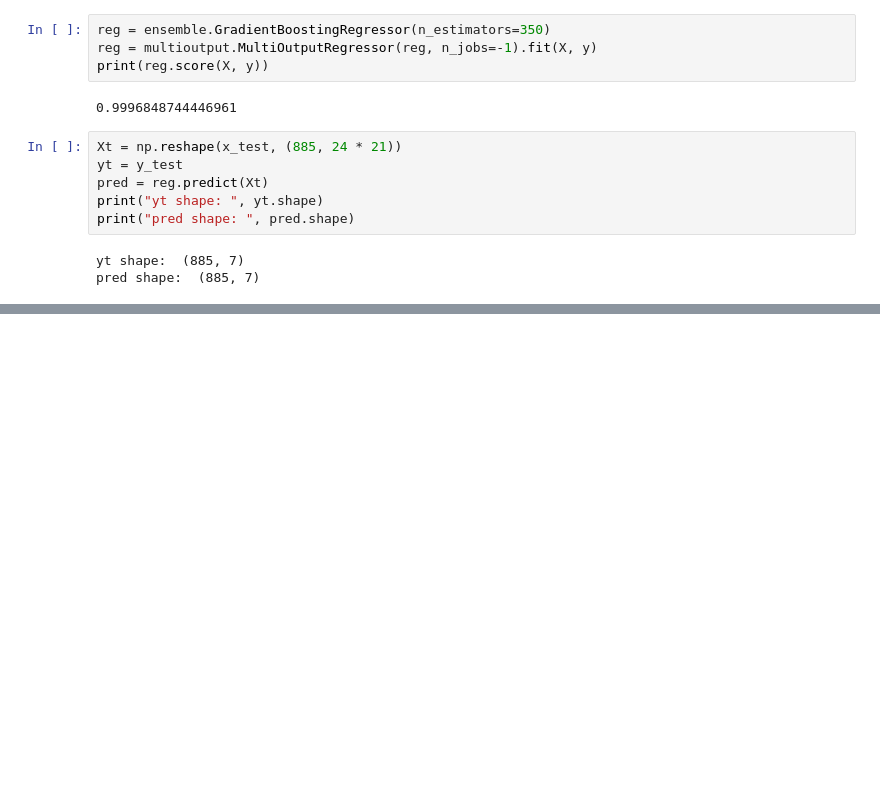
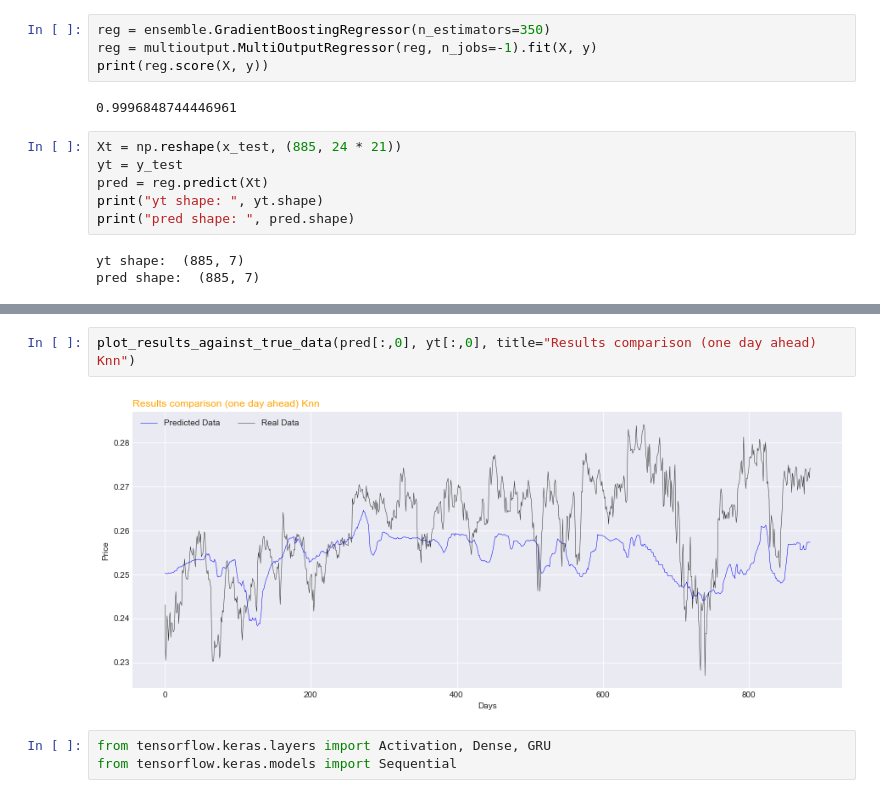
Before and after one commit to saul91isern/sp500, a Jupyter notebook: sp500.ipynb, the cells around one changed output, grey strips where cells are left out. Cells and saved outputs as stored; diff of their text form; blank space fills up the shorter version.

```diff
--- a/sp500.ipynb
+++ b/sp500.ipynb
@@ -316,0 +346,7 @@ plot_results_against_true_data(pred[:,6], yt[:,6], title="Results comparison (th
+# %%
+plot_results_against_true_data(pred[:,0], yt[:,0], title="Results comparison (one day ahead) Knn")
+# %% [output]
+[figure, added]
+# %%
+from tensorflow.keras.layers import Activation, Dense, GRU
+from tensorflow.keras.models import Sequential
```
Also changed, not shown: parts of 21 cells of this notebook.
